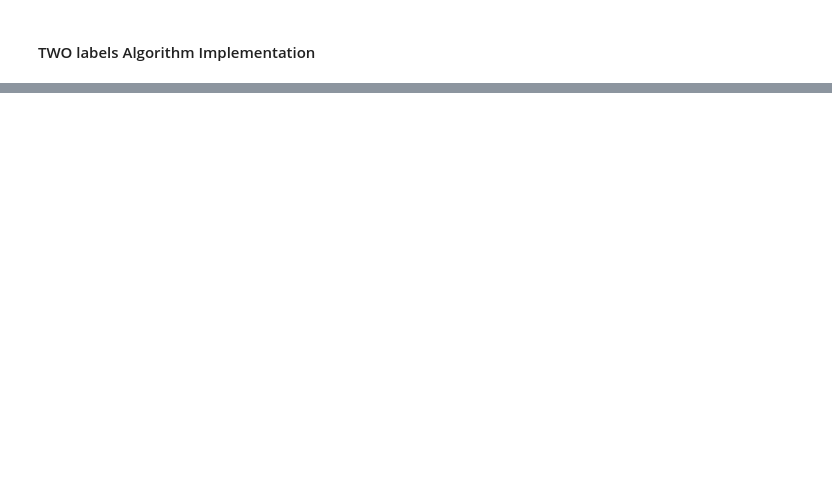
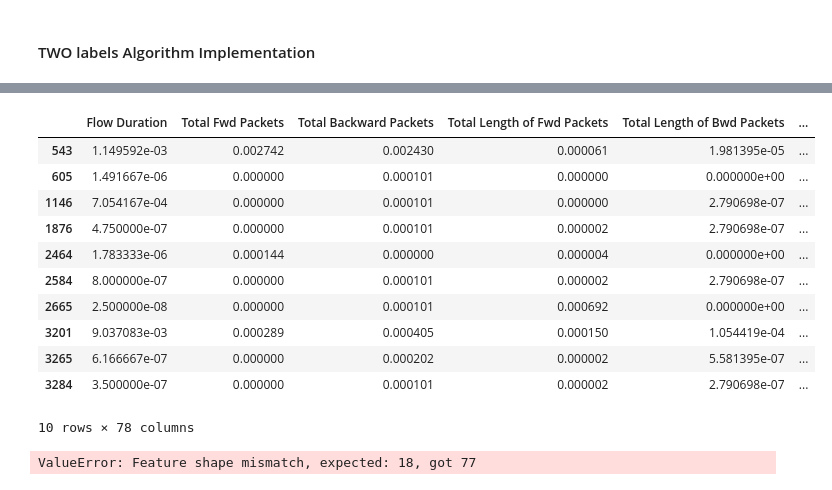
Before and after one commit to gadhikaritxstate/Security-project, a Jupyter notebook: algo_implement.ipynb, the cells around one changed output, grey strips where cells are left out. Drawn from its saved outputs; the diff is of its cells as text; code cells hidden in the pictures; blank space fills up the shorter version.

```diff
--- a/algo_implement.ipynb
+++ b/algo_implement.ipynb
@@ -584,0 +838,19 @@ Accuracy of Stacking Classifier: 0.992
+# %%
+incorrect_predicted_df
+# %% [output]
+|  | Flow Duration | Total Fwd Packets | Total Backward Packets | Total Length of Fwd Packets | Total Length of Bwd Packets | ... |
+| 543 | 1.149592e-03 | 0.002742 | 0.002430 | 0.000061 | 1.981395e-05 | ... |
+| 605 | 1.491667e-06 | 0.000000 | 0.000101 | 0.000000 | 0.000000e+00 | ... |
+| 1146 | 7.054167e-04 | 0.000000 | 0.000101 | 0.000000 | 2.790698e-07 | ... |
+| 1876 | 4.750000e-07 | 0.000000 | 0.000101 | 0.000002 | 2.790698e-07 | ... |
+| 2464 | 1.783333e-06 | 0.000144 | 0.000000 | 0.000004 | 0.000000e+00 | ... |
+| 2584 | 8.000000e-07 | 0.000000 | 0.000101 | 0.000002 | 2.790698e-07 | ... |
+| 2665 | 2.500000e-08 | 0.000000 | 0.000101 | 0.000692 | 0.000000e+00 | ... |
+| 3201 | 9.037083e-03 | 0.000289 | 0.000405 | 0.000150 | 1.054419e-04 | ... |
+| 3265 | 6.166667e-07 | 0.000000 | 0.000202 | 0.000002 | 5.581395e-07 | ... |
+| 3284 | 3.500000e-07 | 0.000000 | 0.000101 | 0.000002 | 2.790698e-07 | ... |
+10 rows × 78 columns
+# %%
+stacking_classifier.predict(incorrect_predicted_df.drop('Label',axis=1))
+# %% [output]
+ValueError: Feature shape mismatch, expected: 18, got 77
```
Also changed, not shown: parts of 41 cells of this notebook, 1 other file.
